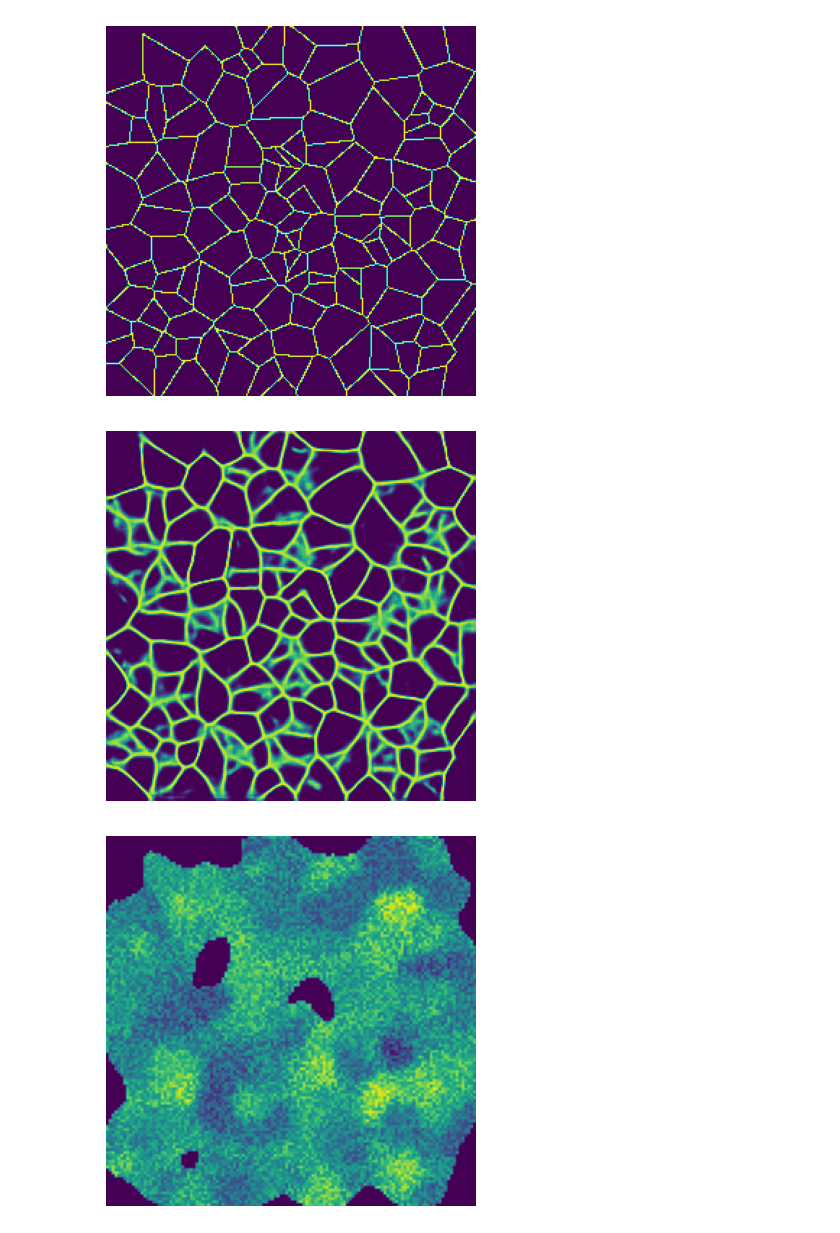
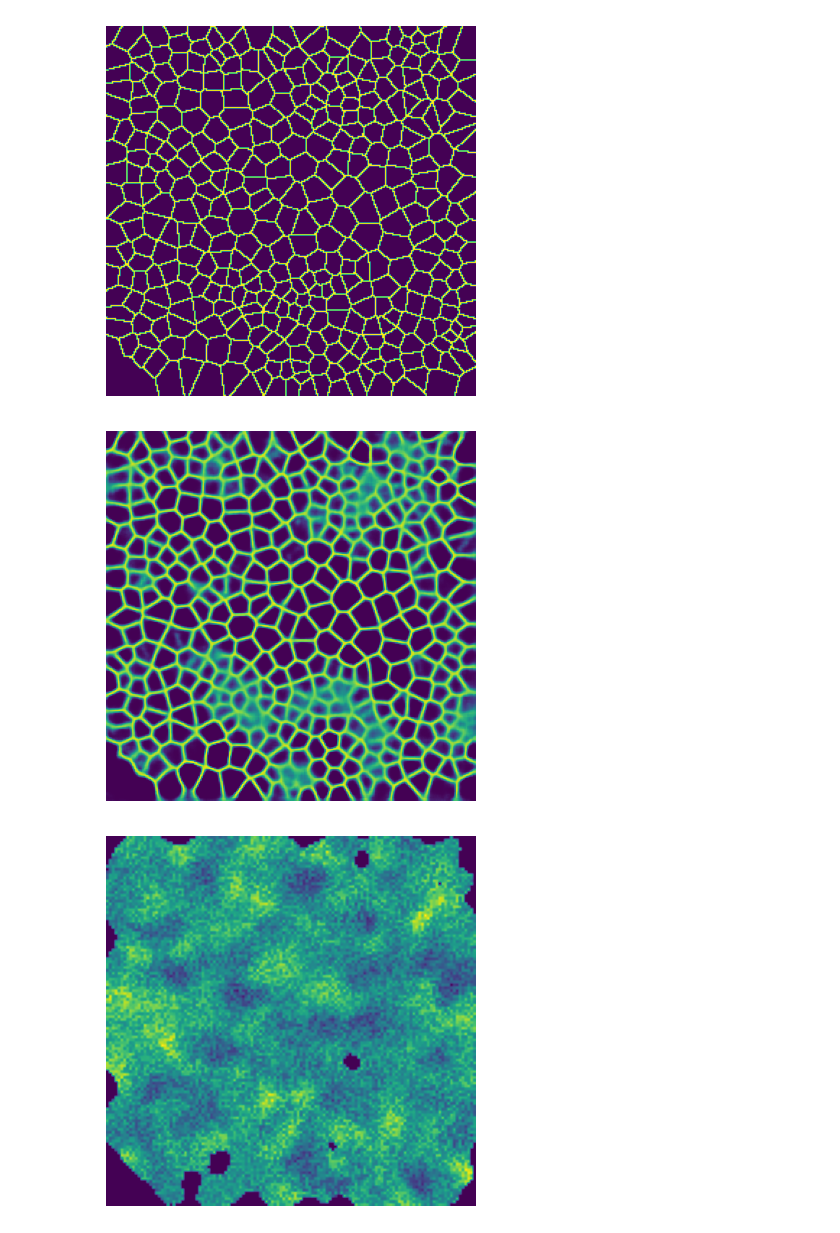
Before and after one commit to ArneVerheyden/CLIM-DL, a Jupyter notebook: model_test.ipynb, the cells around one changed output. Saved outputs shown, nothing was run; the diff lists cells and outputs as text; code cells hidden in the pictures.

```diff
--- a/model_test.ipynb
+++ b/model_test.ipynb
@@ -7,3 +1,20 @@ model_path = 'saved_models/test_upscale_x2_unet.model'
+# %%
+from models import *
+import torch
+import numpy as np
+import random
+
+def set_seed(seed):
+    torch.manual_seed(seed)
+    torch.cuda.manual_seed_all(seed)
+    torch.backends.cudnn.deterministic = True
+    torch.backends.cudnn.benchmark = False
+    np.random.seed(seed)
+    random.seed(seed)
+
+## Chose model
+model_class = PLSegmentationUnetScalingModel
+model_path = 'saved_models/test_upscale_v5.model'
 # %%
 ## Load model
 model = model_class.load(model_path)
@@ -23,18 +34,20 @@ from torchvision import transforms
 
 from torch_utils.transform import BackgroundRemovalNormalize, SkipFrames
 
+
+## 1 Pixel is 200 nm
 def get_training_data(length: int = 20) -> Dataset:
     psf = GuassionPSF(2.5)
 
     factor = 2
     options = TrainingDataSimulationOptions(
         grid_size=256 // factor,
-        min_grains=1000 // (2 * factor * factor),
-        max_grains=1400 // (2 * factor * factor),
+        min_grains=3000 // (2 * factor * factor),
+        max_grains=3200 // (2 * factor * factor),
         min_noise=0.05 ,
         max_noise=0.12,
         sample_rate=10,
-        seconds=10, ## Decides how many frames each test samples has: total frames = sample_rate * seconds
+        seconds=11, ## Decides how many frames each test samples has: total frames = sample_rate * seconds
         min_blinker_transition=0.04,
         max_blinker_transition=0.1,
         min_base_counts=6000,
@@ -44,9 +57,11 @@ def get_training_data(length: int = 20) -> Dataset:
         min_boundary_dimish=0,
         max_boundary_dimish=1.0,
         min_blinker_strength=0.005,
-        max_blinker_strength=0.05,
+        max_blinker_strength=0.08,
+        min_blinkers_average=50,
+        max_blinkers_average=80,
         psf=psf,
-        label_scaling=2
+        label_scaling=2,
     )
 
     generated_dataset = GeneratedPLOutlineDataset(length=20,
@@ -73,37 +88,40 @@ def inference(model: torch.nn.Module, input: torch.Tensor, apply_transforms: boo
     with torch.no_grad():
         ## Video data has shape (frames, width, height)
         ## Expected input: (batches, frames, channels, width, height)
         input = input.unsqueeze(0).unsqueeze(2)
 
         output = model.forward(input, inference=True)
 
         return output.squeeze(0).squeeze(0)
 
 
 import matplotlib.pyplot as plt
+set_seed(43)
 
 dataset = get_training_data(20)
-# video, label = dataset.__getitem__(0)
+# for _ in range(1000):
+#     for i in range(20):
+video, label = dataset.__getitem__(0)
 
 output = inference(model, video).squeeze(0).squeeze(0)
 
 plt.imshow(label)
 plt.axis('off')
 
 plt.subplots()
 
 plt.imshow(output)
 plt.axis('off')
 
 plt.subplots()
 
 plt.axis('off')
 plt.imshow(video[0])
 # %% [output]
 <matplotlib.image.AxesImage at 0x...>
-[figure, old version]
+[figure, new version]
-[figure, old version]
+[figure, new version]
-[figure, old version]
+[figure, new version]
 # %%
 ## Load some real data
 from data_utils.tiff import tiff_to_array
```
Also changed, not shown: parts of 12 cells of this notebook, 6 other files.
